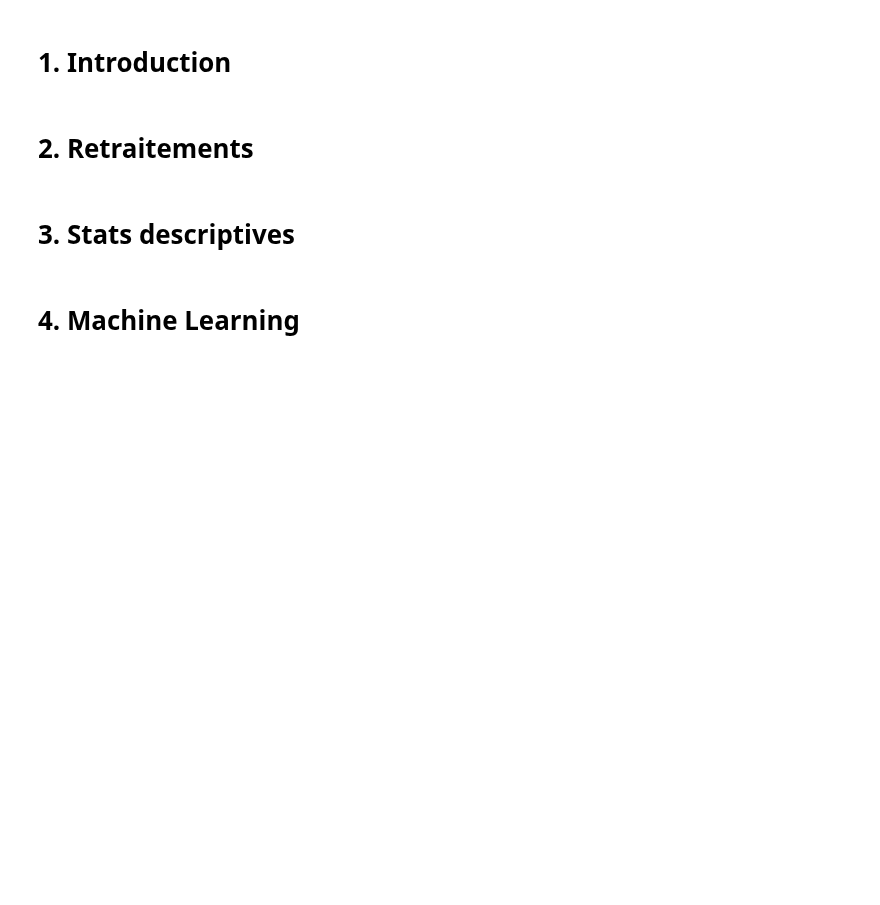
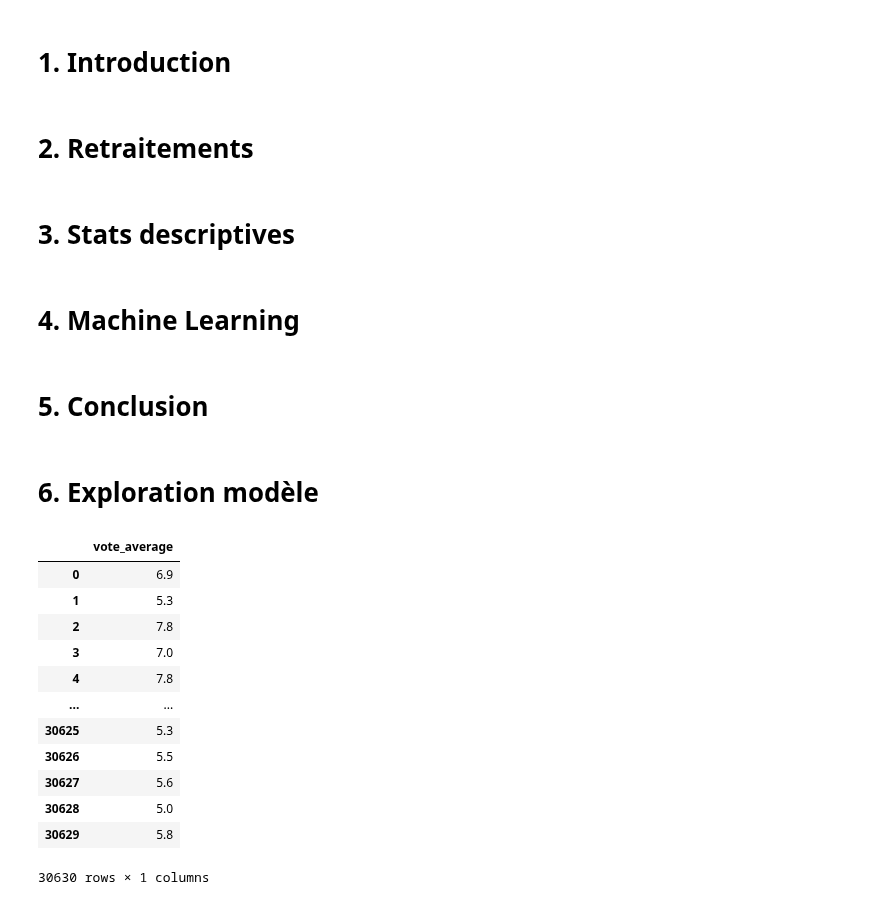
Before and after one commit to mlepennec-ensae/formation_cepe, a Jupyter notebook: Projet/panel_projet.ipynb, the cells around one changed output. Saved outputs shown, nothing was run; the diff lists cells and outputs as text; code cells hidden in the pictures; blank space fills up the shorter version.

```diff
--- a/Projet/panel_projet.ipynb
+++ b/Projet/panel_projet.ipynb
@@ -371,0 +427,2 @@ reg7_img = pn.pane.Image(r"C:\Users\marie\Documents\Python\formation_cepe\Projet
+# %% [markdown]
+# 5. Conclusion
@@ -371,0 +458,32 @@ reg7_img = pn.pane.Image(r"C:\Users\marie\Documents\Python\formation_cepe\Projet
+# %% [markdown]
+# 6. Exploration modèle
+# %%
+X_train = pd.read_csv(r'C:\Users\marie\Documents\Python\formation_cepe\Projet\data_projet\X_train.csv')
+y_train = pd.read_csv(r'C:\Users\marie\Documents\Python\formation_cepe\Projet\data_projet\y_train.csv')
+X_test = pd.read_csv(r'C:\Users\marie\Documents\Python\formation_cepe\Projet\data_projet\X_test.csv')
+y_test = pd.read_csv(r'C:\Users\marie\Documents\Python\formation_cepe\Projet\data_projet\y_test.csv')
+weights_train = pd.read_csv(r'C:\Users\marie\Documents\Python\formation_cepe\Projet\data_projet\weights_train.csv')
+weights_test = pd.read_csv(r'C:\Users\marie\Documents\Python\formation_cepe\Projet\data_projet\weights_test.csv')
+joker = pd.read_csv(r'C:\Users\marie\Documents\Python\formation_cepe\Projet\data_projet\dataframe_joker.csv')
+
+X=pd.concat([X_train,X_test], axis=0).reset_index()
+y=pd.concat([y_train,y_test], axis=0).reset_index()
+y=y.iloc[:,1:]
+weights = pd.concat([weights_train,weights_test], axis=0)
+
+
+y
+# %% [output]
+|  | vote_average |
+| 0 | 6.9 |
+| 1 | 5.3 |
+| 2 | 7.8 |
+| 3 | 7.0 |
+| 4 | 7.8 |
+| ... | ... |
+| 30625 | 5.3 |
+| 30626 | 5.5 |
+| 30627 | 5.6 |
+| 30628 | 5.0 |
+| 30629 | 5.8 |
+30630 rows × 1 columns
```
Also changed, not shown: parts of 10 cells of this notebook, 2 other files.
